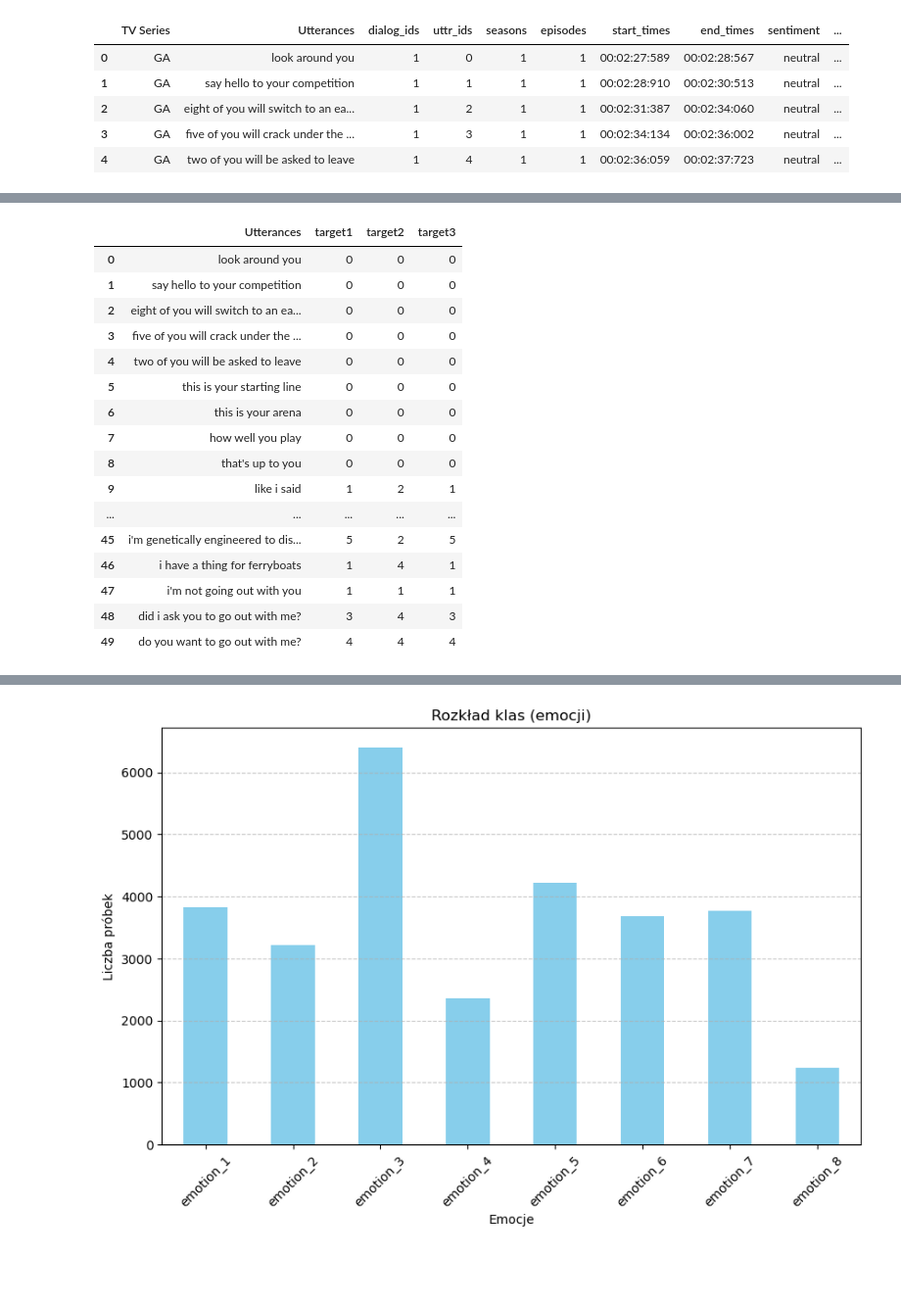
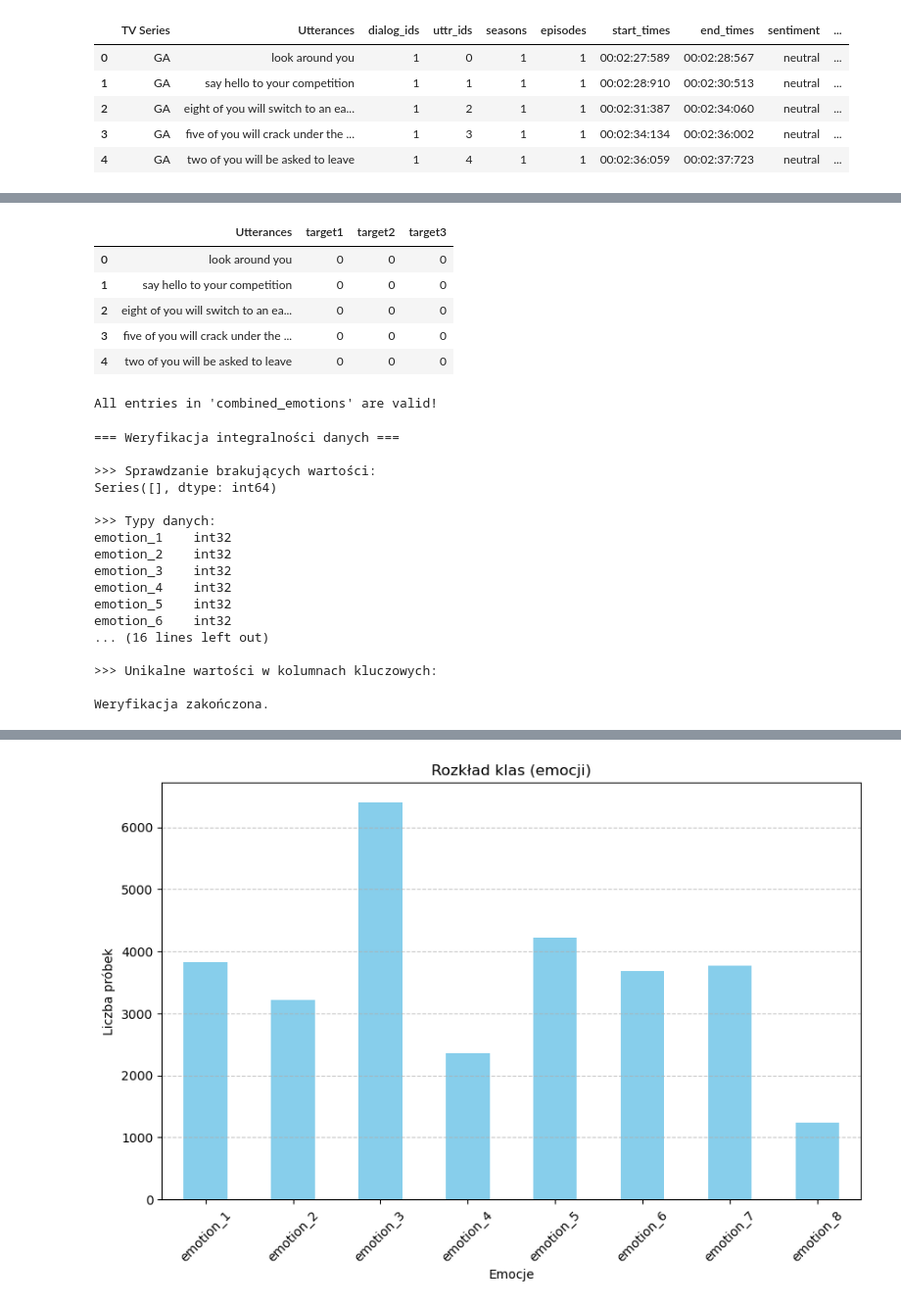
Before and after one commit to JuliaWieczorek/meisd_project, a Jupyter notebook: multi_label_class_emotion_classification_BERT.ipynb, the cells around one changed output, grey strips where cells are left out. Shown: that part at 98% size. Cells and saved outputs as stored; diff of their text form; code cells hidden in the pictures; blank space fills up the shorter version.

```diff
--- a/multi_label_class_emotion_classification_BERT.ipynb
+++ b/multi_label_class_emotion_classification_BERT.ipynb
@@ -76,32 +168,24 @@ def fill_nans(row):
     return row
 
 
-data_emotion[['target1', 'target2', 'target3']] = data_emotion[['target1', 'target2', 'target3']].apply(fill_nans,
-                                                                                                        axis=1)
+data_emotion[['target1', 'target2', 'target3']] = data_emotion[['target1', 'target2', 'target3']].apply(fill_nans, axis=1)
 
 data_emotion['target1'] = data_emotion['target1'].astype(int)
 data_emotion['target2'] = data_emotion['target2'].astype(int)
 data_emotion['target3'] = data_emotion['target3'].astype(int)
 # %%
-data_emotion.head(50)
+data_emotion.head(5)
 # %% [output]
 |  | Utterances | target1 | target2 | target3 |
 | 0 | look around you | 0 | 0 | 0 |
 | 1 | say hello to your competition | 0 | 0 | 0 |
 | 2 | eight of you will switch to an ea... | 0 | 0 | 0 |
 | 3 | five of you will crack under the ... | 0 | 0 | 0 |
 | 4 | two of you will be asked to leave | 0 | 0 | 0 |
-| 5 | this is your starting line | 0 | 0 | 0 |
-| 6 | this is your arena | 0 | 0 | 0 |
-| 7 | how well you play | 0 | 0 | 0 |
-| 8 | that's up to you | 0 | 0 | 0 |
-| 9 | like i said | 1 | 2 | 1 |
-| ... | ... | ... | ... | ... |
-| 45 | i'm genetically engineered to dis... | 5 | 2 | 5 |
-| 46 | i have a thing for ferryboats | 1 | 4 | 1 |
-| 47 | i'm not going out with you | 1 | 1 | 1 |
-| 48 | did i ask you to go out with me? | 3 | 4 | 3 |
-| 49 | do you want to go out with me? | 4 | 4 | 4 |
 # %%
 data_emotion['combined_emotions'] = data_emotion[['target1', 'target2', 'target3']].apply(lambda x: x.dropna().unique().astype(int).tolist(), axis=1)
+# %%
+verify_data_integrity(data_emotion)
+# %% [output]
+All entries in 'combined_emotions' are valid!
 # %%
@@ -115,3 +196,23 @@ emotion_df.columns = [f'emotion_{i + 1}' for i in range(emotion_df.shape[1])]
+# %%
+check_data_integrity(emotion_df)
+# %% [output]
+=== Weryfikacja integralności danych ===
+
+>>> Sprawdzanie brakujących wartości:
+Series([], dtype: int64)
+
+>>> Typy danych:
+emotion_1    int32
+emotion_2    int32
+emotion_3    int32
+emotion_4    int32
+emotion_5    int32
+emotion_6    int32
+... (16 lines left out)
+
+>>> Unikalne wartości w kolumnach kluczowych:
+
+Weryfikacja zakończona.
 # %%
 multi_label_binarizer_MEISD = pd.concat([data_emotion['Utterances'], emotion_df], axis=1)
 multi_label_binarizer_MEISD
```
Also changed, not shown: parts of 20 cells of this notebook.
